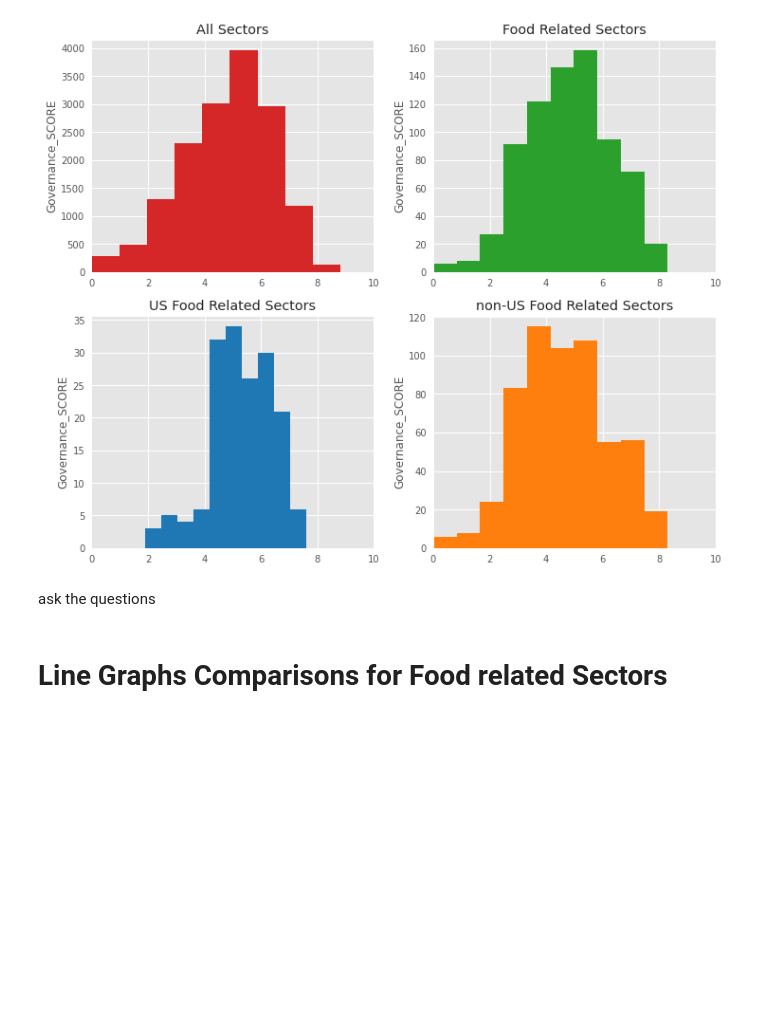
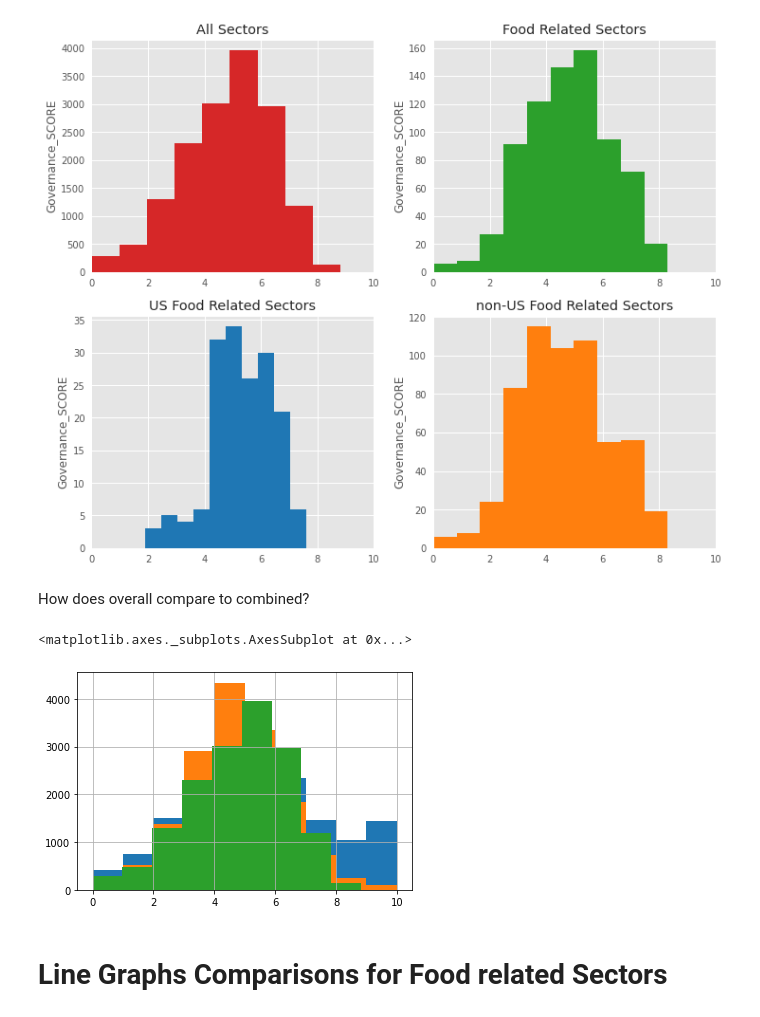
Before and after one commit to gennettezimmer/ESG_Analytics, a Jupyter notebook: ESG_Analytics_for_Food_Related_Sectors.ipynb, the cells around one changed output. Cells and saved outputs as stored; diff of their text form; code cells hidden in the pictures; blank space fills up the shorter version.

```diff
--- a/ESG_Analytics_for_Food_Related_Sectors.ipynb
+++ b/ESG_Analytics_for_Food_Related_Sectors.ipynb
@@ -544,8 +549,15 @@ create_histogram_4('Social_SCORE',ESG_All,'All Companies/All Sectors',ESG_Food,'
 create_histogram_4('Governance_SCORE',ESG_All,'All Sectors',ESG_Food,'Food Related Sectors',ESG_Food_USA,'US Food Related Sectors',ESG_Food_OTH,'non-US Food Related Sectors')
 # %% [output]
 [figure]
-# %% [markdown]
-ask the questions
+# %% [markdown]
+How does overall compare to combined?
+# %%
+ESG_All['Environmental_SCORE'].hist()
+ESG_All['Social_SCORE'].hist()
+ESG_All['Governance_SCORE'].hist()
+# %% [output]
+<matplotlib.axes._subplots.AxesSubplot at 0x...>
+[figure, added]
 # %% [markdown]
 # Line Graphs Comparisons for Food related Sectors
 # %%
```
Also changed, not shown: parts of 6 cells of this notebook.
